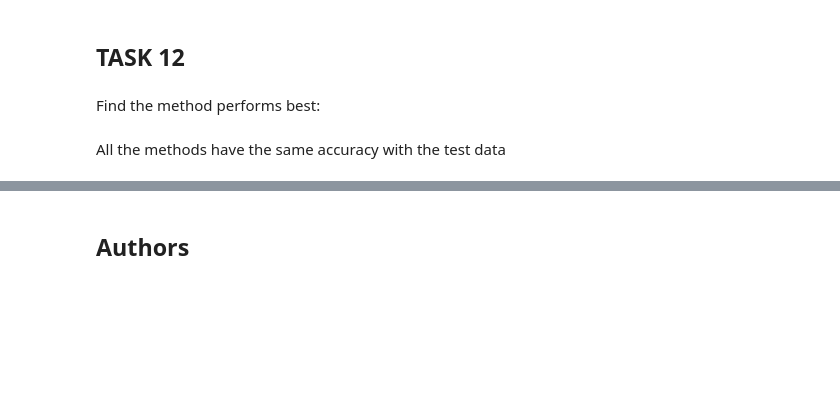
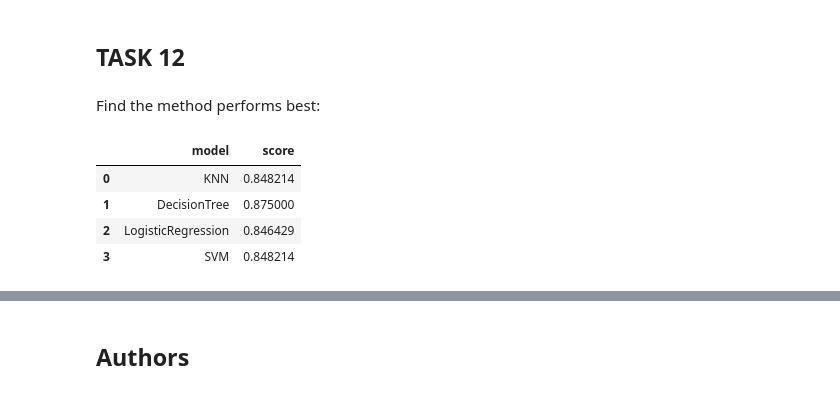
Before and after one commit to iwutung/IBM-DSC, a Jupyter notebook: SpaceX_Machine Learning Prediction_Part_5.ipynb, the cells around one changed output, grey strips where cells are left out. Drawn from its saved outputs; the diff is of its cells as text; code cells hidden in the pictures; blank space fills up the shorter version.

```diff
--- a/SpaceX_Machine Learning Prediction_Part_5.ipynb
+++ b/SpaceX_Machine Learning Prediction_Part_5.ipynb
@@ -347,5 +347,14 @@ plot_confusion_matrix(Y_test,yhat)
 ## TASK  12
 # %% [markdown]
 Find the method performs best:
-# %% [markdown]
-All the methods have the same accuracy with the test data
+# %%
+model_Score = {'model':('KNN','DecisionTree','LogisticRegression','SVM'), 'score':(knn_cv.best_score_,tree_cv.best_score_,logreg_cv.best_score_,svm_cv.best_score_)}
+
+model_df = pd.DataFrame(model_Score)
+model_df
+# %% [output]
+|  | model | score |
+| 0 | KNN | 0.848214 |
+| 1 | DecisionTree | 0.875000 |
+| 2 | LogisticRegression | 0.846429 |
+| 3 | SVM | 0.848214 |
```
Also changed, not shown: parts of 6 cells of this notebook.
